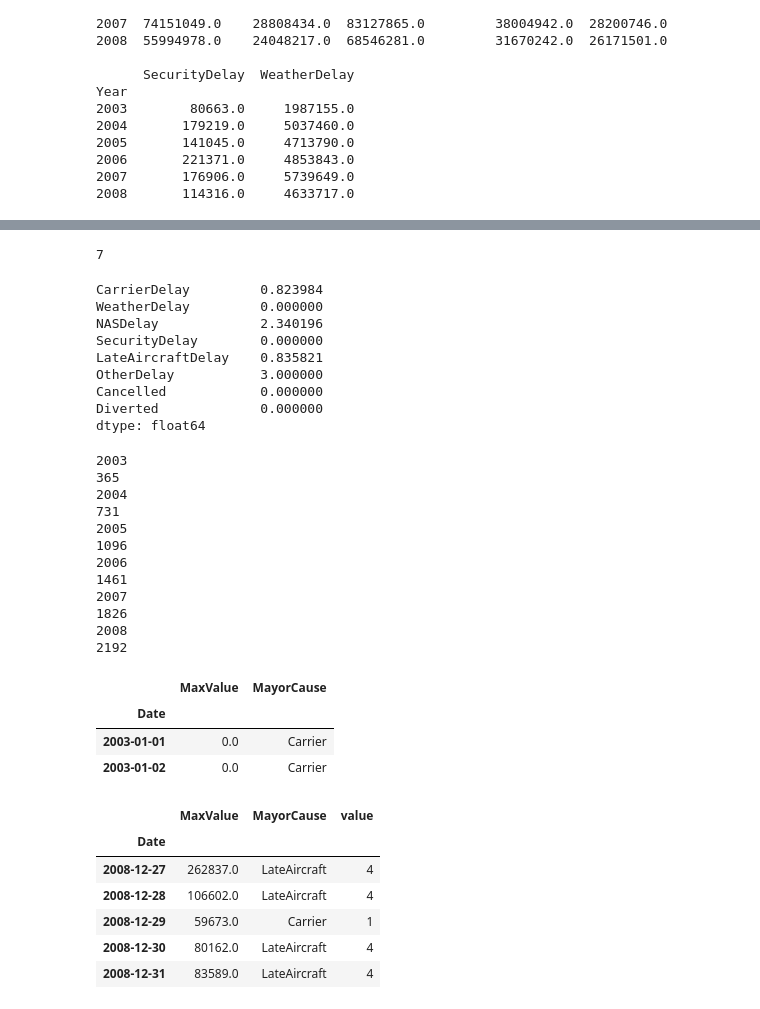
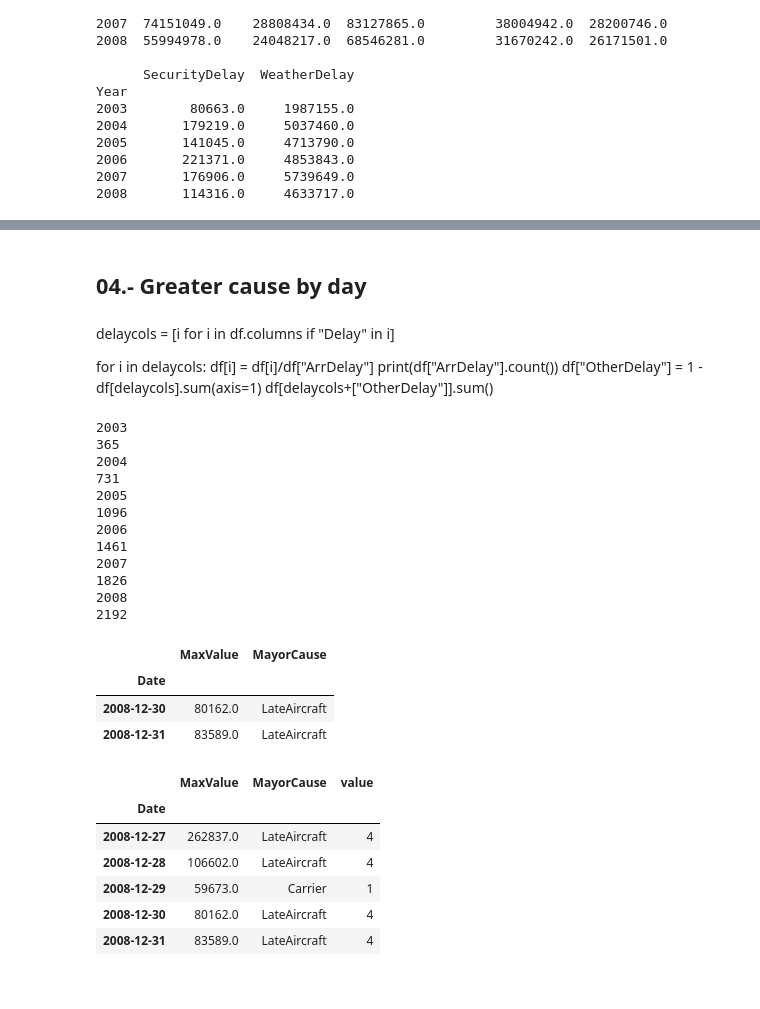
Before and after one commit to albhub/Udacity-NanoDegree-P6, a Jupyter notebook: Flights.ipynb, the cells around one changed output, grey strips where cells are left out. Saved outputs shown, nothing was run; the diff lists cells and outputs as text; code cells hidden in the pictures.

```diff
--- a/Flights.ipynb
+++ b/Flights.ipynb
@@ -8,13 +8,13 @@ import matplotlib.pyplot as plt
 Investigate the performance of flights over time or simply look at data for a given year and create a graphic that showcases your finding(s).
 # %%
 def addDate(df):
+    """ Function to add a column with date from year, month and day columns """
     import datetime
-    #df = df.head(100000)
-
     dt = df[['Year', 'Month', 'DayofMonth']]
     dt.columns = ["year", "month", "day"]
     dt.head(2)
 
     #pd.to_datetime(dt["year", "month", "day"])
     df["Date"] = pd.to_datetime(dt.year*10000 + dt.month*100 + dt.day, format='%Y%m%d')
+
     return df
@@ -191,3 +171,0 @@ Year
-# %%
-df = df_origs[2001]
-len(df[df.ArrTime <= df.CRSArrTime])/(float(len(df)))
@@ -298,17 +272,19 @@ Year
 2007       176906.0     5739649.0
 2008       114316.0     4633717.0
 # %%
+# Calculate each delay cause share
 sums = df[delaycols].sum(axis=1)
 sums.index
 
 for kcol in sums.index:
     #print(kcol, sums[kcol], df.loc[kcol])
     df.loc[kcol] = df.loc[kcol].div(sums[kcol])
-df = df[delaycols].copy()
-#df.set_index("Year", inplace=True)
-df.columns = [i.replace("Delay","") for i in df.columns]
-df.to_csv("data/03-Year_FlightsDelayCauses.csv")
-df
+
+# To dataframe and file
+df1 = df[delaycols].copy()
+df1.columns = [i.replace("Delay","") for i in df1.columns]
+df1.to_csv("data/03-Year_FlightsDelayCauses.csv")
+df1.head(2)
 # %% [output]
 |  | Carrier | Weather | NAS | Security | LateAircraft |
 | Year |  |  |  |  |  |
@@ -321,25 +293,15 @@ df
-# %%
-delaycols = [i for i in df.columns if "Delay" in i]
-delaycols.remove("ArrDelay")
-delaycols.remove("DepDelay")
-df[delaycols+["Cancelled","Diverted"]].sum()
-for i in delaycols:
-    df[i] = df[i]/df["ArrDelay"]
-print(df["ArrDelay"].count())
-df["OtherDelay"] = 1 - df[delaycols].sum(axis=1)
-df[delaycols+["OtherDelay","Cancelled","Diverted"]].sum()
-# %% [output]
-7
-CarrierDelay         0.823984
-WeatherDelay         0.000000
-NASDelay             2.340196
-SecurityDelay        0.000000
-LateAircraftDelay    0.835821
-OtherDelay           3.000000
-Cancelled            0.000000
-Diverted             0.000000
-dtype: float64
+# %% [markdown]
+## 04.-  Greater cause by day
+# %% [markdown]
+delaycols = [i for i in df.columns if "Delay" in i]
+
+for i in delaycols:
+    df[i] = df[i]/df["ArrDelay"]
+print(df["ArrDelay"].count())
+df["OtherDelay"] = 1 - df[delaycols].sum(axis=1)
+df[delaycols+["OtherDelay"]].sum()
 # %%
+# Get maximum cause by day
 dfDateFinal = pd.DataFrame()
 for kyear in range(2003,2009):
     print(kyear)
@@ -351,34 +313,34 @@ for kyear in range(2003,2009):
         df = pd.DataFrame({'MayorCause':[],'MaxValue':[]})
         df.index.name='Date'
         df.loc[x.index.values[0],['MayorCause']] = x.sum().nlargest(1).index.tolist()[0]
         df.loc[x.index.values[0],['MaxValue']] = x.sum().nlargest(1).values
         return df
 
-    dfDate = df[["Date"]+delaycols]
+    dfDate = df[["Date","LateAircraftDelay", "CarrierDelay", "NASDelay", "WeatherDelay", "SecurityDelay"]]
     dfDate.columns = [ i.replace("Delay","") for i in dfDate.columns]
     dfDate = dfDate.groupby('Date').apply(top).reset_index(level=1, drop=True).reset_index()
     dfDate.set_index("Date", inplace=True)
     #dfDate.to_csv("data/04-Date_FlightsDelayCauses.csv")
     #dfDate.head()
     dfDateFinal = pd.concat([dfDateFinal,dfDate], axis=0)
     print (len(dfDateFinal))
 
 dfDateFinal.tail(2)
 # %% [output]
 2003
 365
 2004
 731
 2005
 1096
 2006
 1461
 2007
 1826
 2008
 2192
 |  | MaxValue | MayorCause |
 | Date |  |  |
-| 2003-01-01 | 0.0 | Carrier |
-| 2003-01-02 | 0.0 | Carrier |
+| 2008-12-30 | 80162.0 | LateAircraft |
+| 2008-12-31 | 83589.0 | LateAircraft |
 # %%
```
Also changed, not shown: parts of 65 cells of this notebook, 2 other files.
